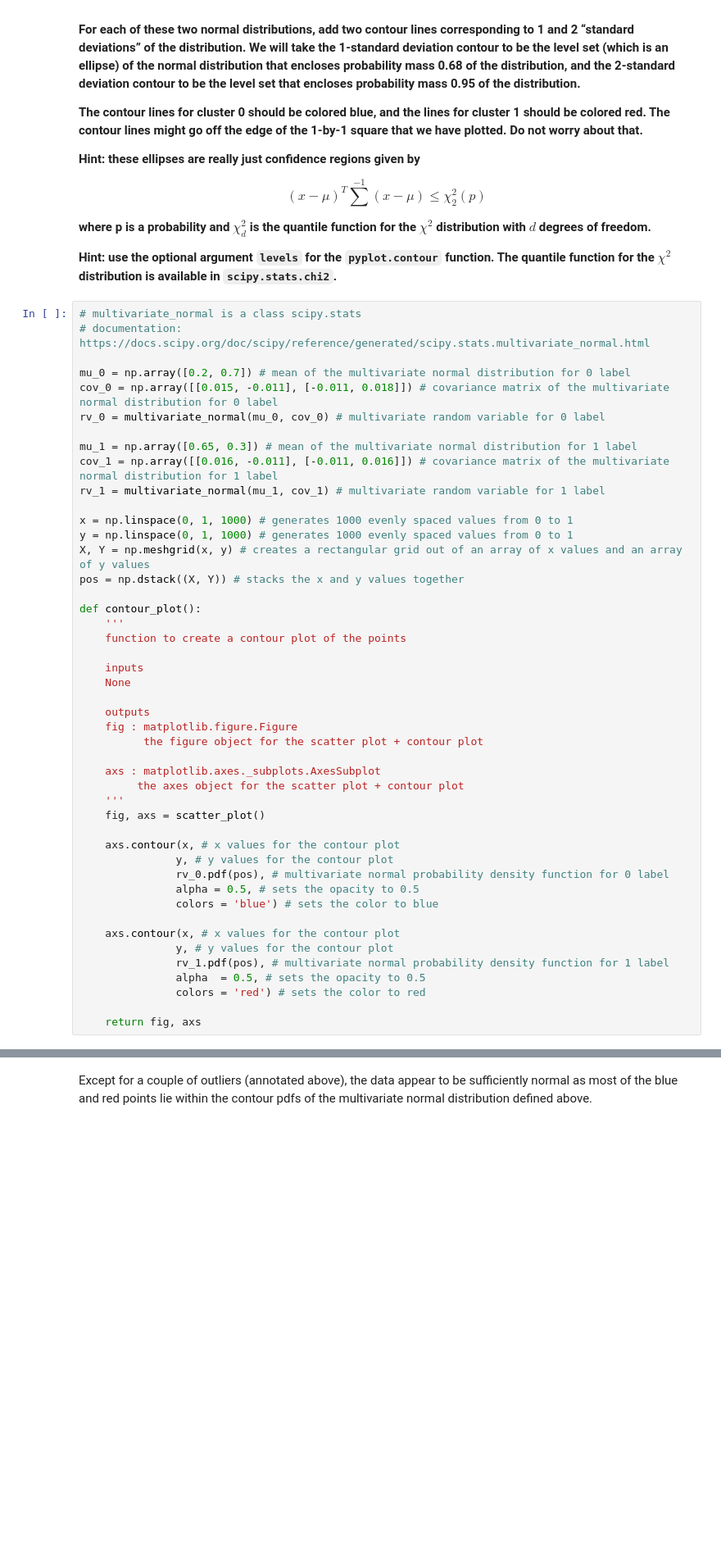
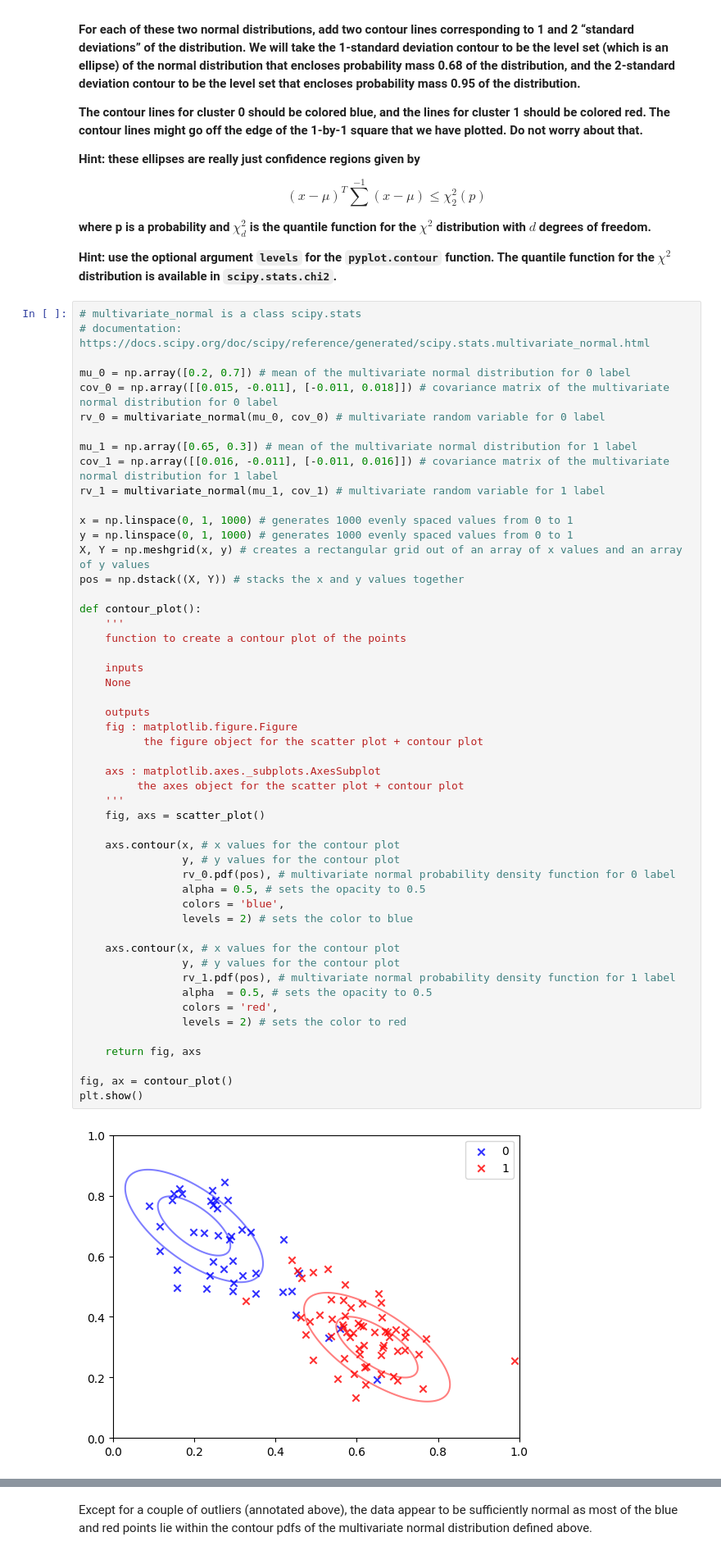
Before and after one commit to Stochastic1017/STAT_606, a Jupyter notebook: ssudhir2_hw6/ssudhir2_hw6.ipynb, the cells around one changed output, grey strips where cells are left out. Shown at 82% size. Drawn from its saved outputs; the diff is of its cells as text; blank space fills up the shorter version.

```diff
--- a/ssudhir2_hw6/ssudhir2_hw6.ipynb
+++ b/ssudhir2_hw6/ssudhir2_hw6.ipynb
@@ -364,38 +383,45 @@ rv_0 = multivariate_normal(mu_0, cov_0) # multivariate random variable for 0 lab
 mu_1 = np.array([0.65, 0.3]) # mean of the multivariate normal distribution for 1 label
 cov_1 = np.array([[0.016, -0.011], [-0.011, 0.016]]) # covariance matrix of the multivariate normal distribution for 1 label
 rv_1 = multivariate_normal(mu_1, cov_1) # multivariate random variable for 1 label
 
 x = np.linspace(0, 1, 1000) # generates 1000 evenly spaced values from 0 to 1
 y = np.linspace(0, 1, 1000) # generates 1000 evenly spaced values from 0 to 1
 X, Y = np.meshgrid(x, y) # creates a rectangular grid out of an array of x values and an array of y values
 pos = np.dstack((X, Y)) # stacks the x and y values together
 
 def contour_plot():
     '''
     function to create a contour plot of the points
 
     inputs
     None
 
     outputs
     fig : matplotlib.figure.Figure
           the figure object for the scatter plot + contour plot
 
     axs : matplotlib.axes._subplots.AxesSubplot
          the axes object for the scatter plot + contour plot
     '''
     fig, axs = scatter_plot()
 
     axs.contour(x, # x values for the contour plot
-               y, # y values for the contour plot
-               rv_0.pdf(pos), # multivariate normal probability density function for 0 label
-               alpha = 0.5, # sets the opacity to 0.5
-               colors = 'blue') # sets the color to blue
+                y, # y values for the contour plot
+                rv_0.pdf(pos), # multivariate normal probability density function for 0 label
+                alpha = 0.5, # sets the opacity to 0.5
+                colors = 'blue',
+                levels = 2) # sets the color to blue
 
     axs.contour(x, # x values for the contour plot
-               y, # y values for the contour plot
-               rv_1.pdf(pos), # multivariate normal probability density function for 1 label
-               alpha  = 0.5, # sets the opacity to 0.5
-               colors = 'red') # sets the color to red
+                y, # y values for the contour plot
+                rv_1.pdf(pos), # multivariate normal probability density function for 1 label
+                alpha  = 0.5, # sets the opacity to 0.5
+                colors = 'red',
+                levels = 2) # sets the color to red
 
     return fig, axs
+
+fig, ax = contour_plot()
+plt.show()
+# %% [output]
+[figure, added]
```
Also changed, not shown: parts of 33 cells of this notebook, 4 other files.
